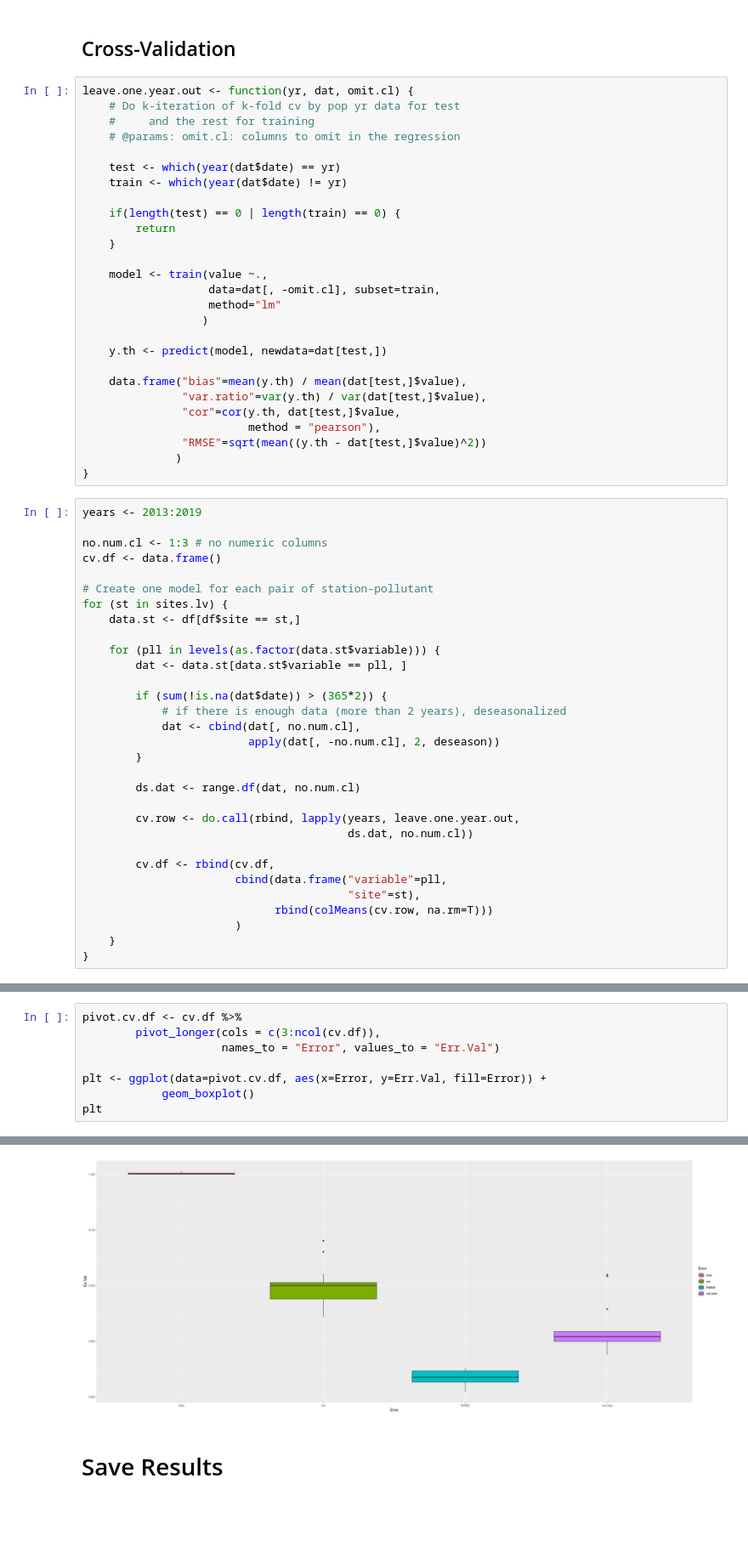
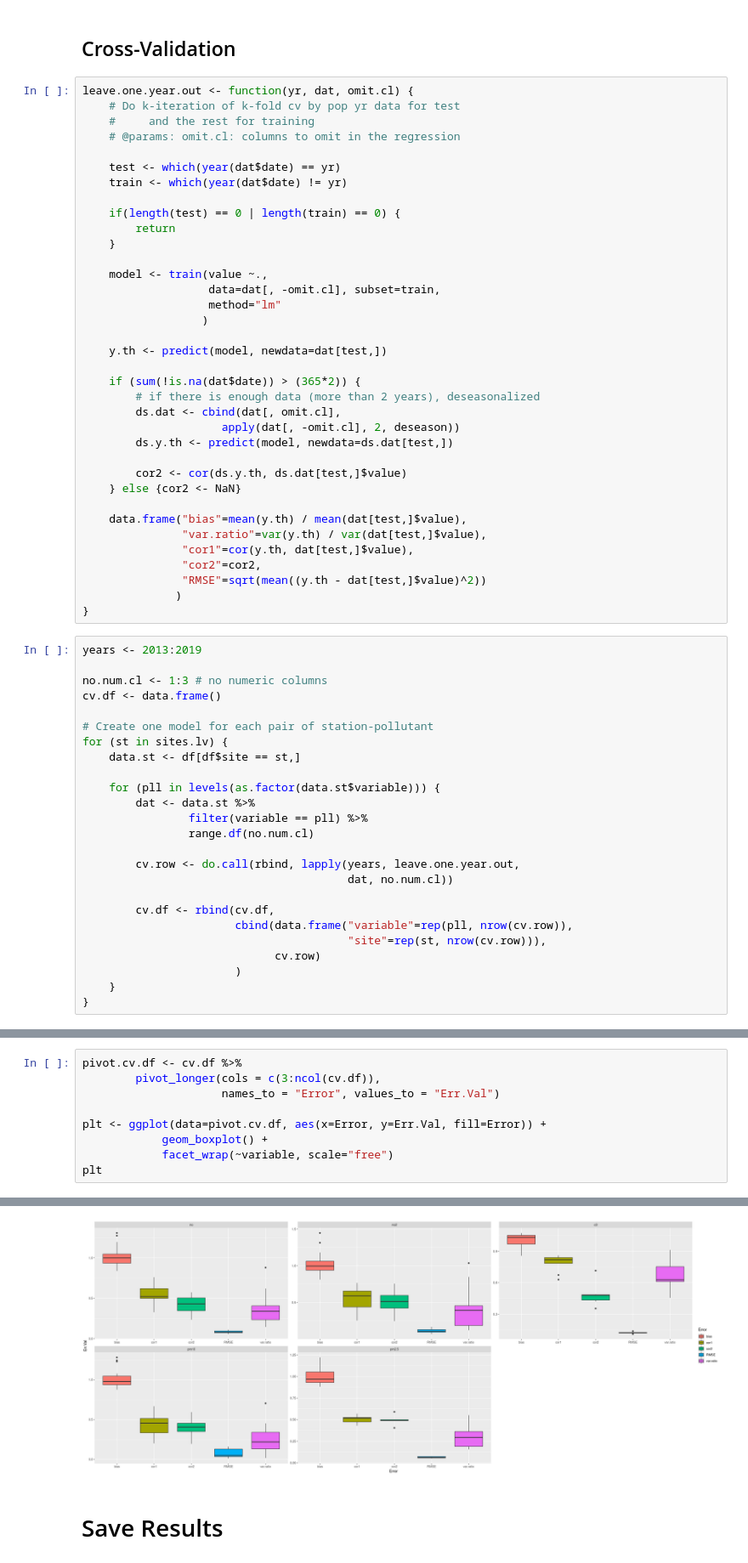
Before and after one commit to Jaimedgp/AirQualityCOVID, a Jupyter notebook: notebooks/Analysis/lm/Cross-Validation.ipynb, the cells around one changed output, grey strips where cells are left out. Shown at 85% size. Saved outputs shown, nothing was run; the diff lists cells and outputs as text; blank space fills up the shorter version.

```diff
--- a/notebooks/Analysis/lm/Cross-Validation.ipynb
+++ b/notebooks/Analysis/lm/Cross-Validation.ipynb
@@ -103,10 +103,19 @@ leave.one.year.out <- function(yr, dat, omit.cl) {
 
     y.th <- predict(model, newdata=dat[test,])
 
+    if (sum(!is.na(dat$date)) > (365*2)) {
+        # if there is enough data (more than 2 years), deseasonalized
+        ds.dat <- cbind(dat[, omit.cl],
+                     apply(dat[, -omit.cl], 2, deseason))
+        ds.y.th <- predict(model, newdata=ds.dat[test,])
+
+        cor2 <- cor(ds.y.th, ds.dat[test,]$value)
+    } else {cor2 <- NaN}
+
     data.frame("bias"=mean(y.th) / mean(dat[test,]$value),
                "var.ratio"=var(y.th) / var(dat[test,]$value),
-               "cor"=cor(y.th, dat[test,]$value,
-                         method = "pearson"),
+               "cor1"=cor(y.th, dat[test,]$value),
+               "cor2"=cor2,
                "RMSE"=sqrt(mean((y.th - dat[test,]$value)^2))
               )
 }
@@ -121,23 +130,17 @@ for (st in sites.lv) {
     data.st <- df[df$site == st,]
 
     for (pll in levels(as.factor(data.st$variable))) {
-        dat <- data.st[data.st$variable == pll, ]
-
-        if (sum(!is.na(dat$date)) > (365*2)) {
-            # if there is enough data (more than 2 years), deseasonalized
-            dat <- cbind(dat[, no.num.cl],
-                         apply(dat[, -no.num.cl], 2, deseason))
-        }
-
-        ds.dat <- range.df(dat, no.num.cl)
+        dat <- data.st %>%
+                filter(variable == pll) %>%
+                range.df(no.num.cl)
 
         cv.row <- do.call(rbind, lapply(years, leave.one.year.out,
-                                        ds.dat, no.num.cl))
+                                        dat, no.num.cl))
 
         cv.df <- rbind(cv.df,
-                       cbind(data.frame("variable"=pll,
-                                        "site"=st),
-                             rbind(colMeans(cv.row, na.rm=T)))
+                       cbind(data.frame("variable"=rep(pll, nrow(cv.row)),
+                                        "site"=rep(st, nrow(cv.row))),
+                             cv.row)
                        )
     }
 }
@@ -165,6 +169,7 @@ pivot.cv.df <- cv.df %>%
                      names_to = "Error", values_to = "Err.Val")
 
 plt <- ggplot(data=pivot.cv.df, aes(x=Error, y=Err.Val, fill=Error)) +
-            geom_boxplot()
+            geom_boxplot() +
+            facet_wrap(~variable, scale="free")
 plt
 # %% [output]
@@ -171,4 +178,4 @@ plt
-[figure, old version]
+[figure, new version]
 # %% [markdown]
 # Save Results
 # %%
```
Also changed, not shown: parts of 3 cells of this notebook, 31 other files.
